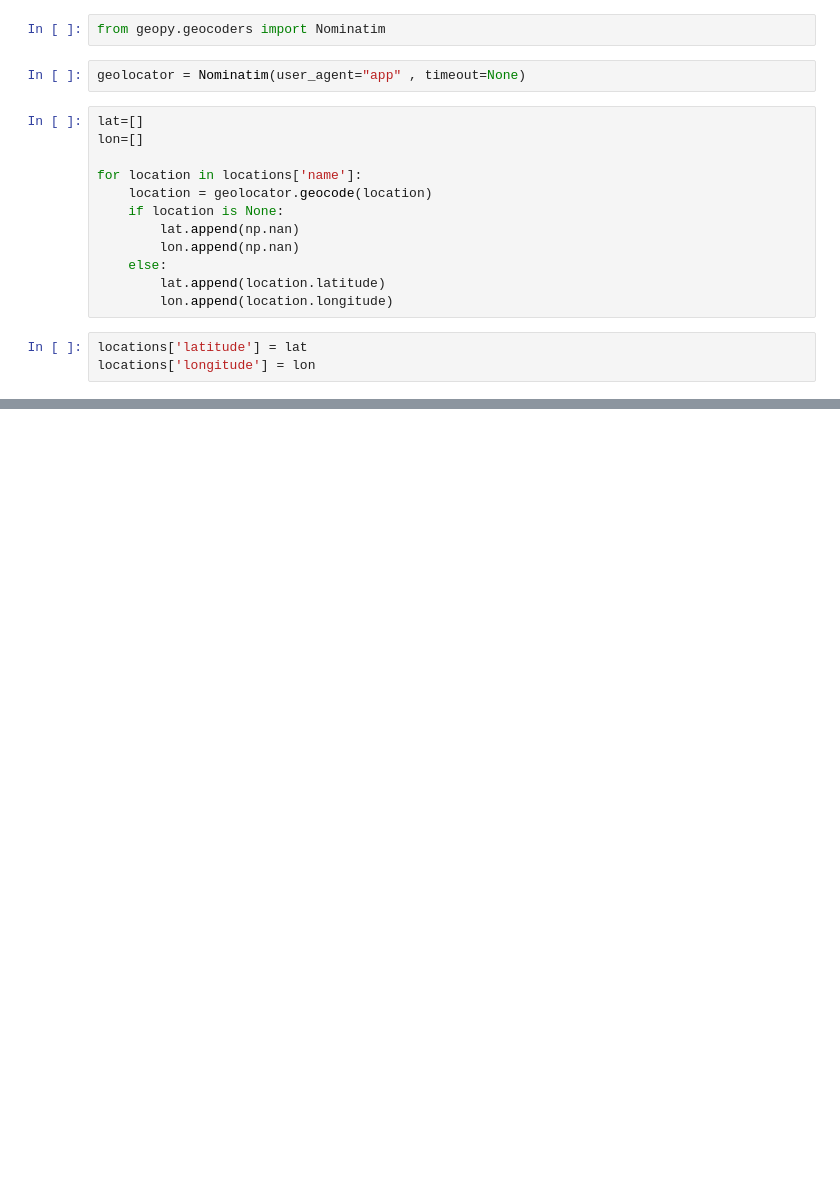
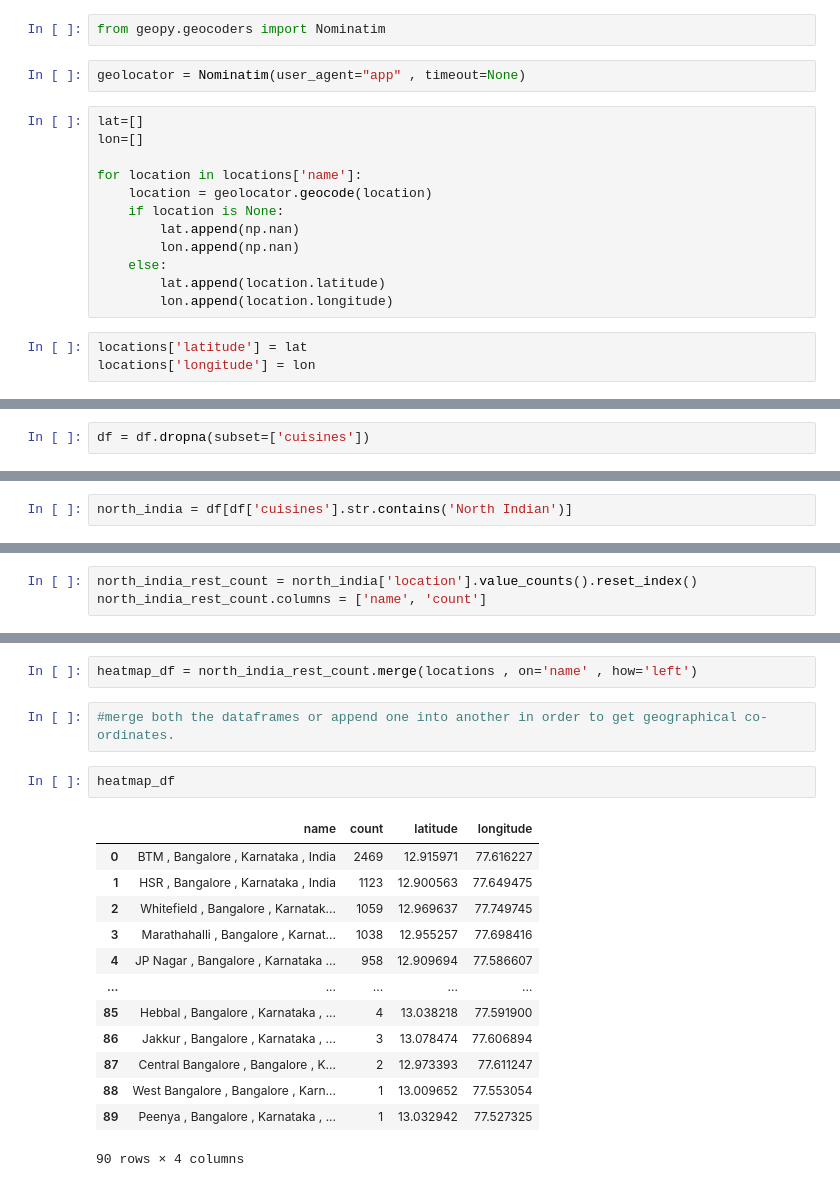
Before and after one commit to ewooten7/Zomato-Geospatial-Analysis, a Jupyter notebook: My-Zomato-Analysis.ipynb, the cells around one changed output, grey strips where cells are left out. Cells and saved outputs as stored; diff of their text form; blank space fills up the shorter version.

```diff
--- a/My-Zomato-Analysis.ipynb
+++ b/My-Zomato-Analysis.ipynb
@@ -805,0 +860,2 @@ locations['longitude'] = lon
+# %%
+df = df.dropna(subset=['cuisines'])
@@ -805,0 +864,2 @@ locations['longitude'] = lon
+# %%
+north_india = df[df['cuisines'].str.contains('North Indian')]
@@ -805,0 +876,3 @@ locations['longitude'] = lon
+# %%
+north_india_rest_count = north_india['location'].value_counts().reset_index()
+north_india_rest_count.columns = ['name', 'count']
@@ -805,0 +960,20 @@ locations['longitude'] = lon
+# %%
+heatmap_df = north_india_rest_count.merge(locations , on='name' , how='left')
+# %%
+#merge both the dataframes or append one into another in order to get geographical co-ordinates.
+# %%
+heatmap_df
+# %% [output]
+|  | name | count | latitude | longitude |
+| 0 | BTM , Bangalore , Karnataka , India | 2469 | 12.915971 | 77.616227 |
+| 1 | HSR , Bangalore , Karnataka , India | 1123 | 12.900563 | 77.649475 |
+| 2 | Whitefield , Bangalore , Karnatak... | 1059 | 12.969637 | 77.749745 |
+| 3 | Marathahalli , Bangalore , Karnat... | 1038 | 12.955257 | 77.698416 |
+| 4 | JP Nagar , Bangalore , Karnataka ... | 958 | 12.909694 | 77.586607 |
+| ... | ... | ... | ... | ... |
+| 85 | Hebbal , Bangalore , Karnataka , ... | 4 | 13.038218 | 77.591900 |
+| 86 | Jakkur , Bangalore , Karnataka , ... | 3 | 13.078474 | 77.606894 |
+| 87 | Central Bangalore , Bangalore , K... | 2 | 12.973393 | 77.611247 |
+| 88 | West Bangalore , Bangalore , Karn... | 1 | 13.009652 | 77.553054 |
+| 89 | Peenya , Bangalore , Karnataka , ... | 1 | 13.032942 | 77.527325 |
+90 rows × 4 columns
```
Also changed, not shown: parts of 25 cells of this notebook.
